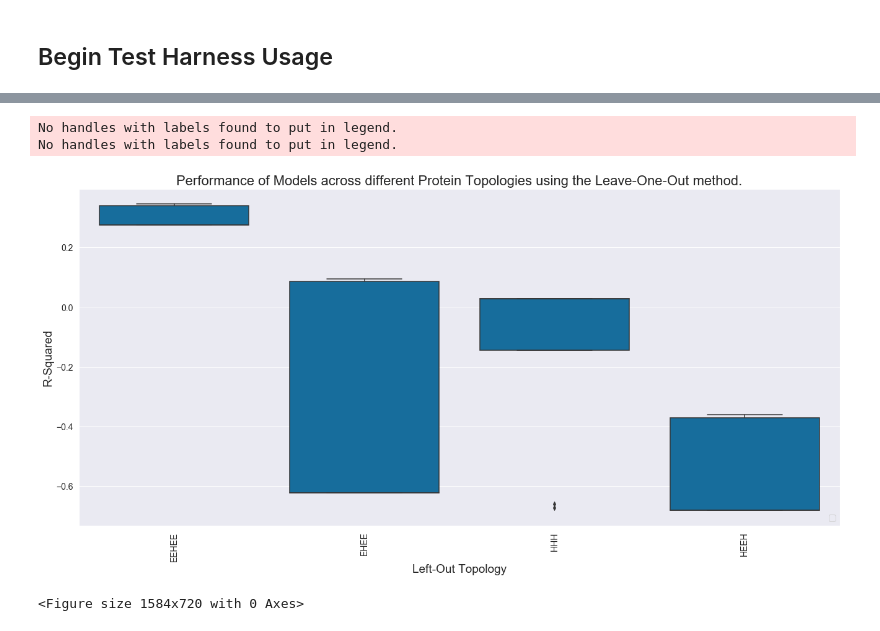
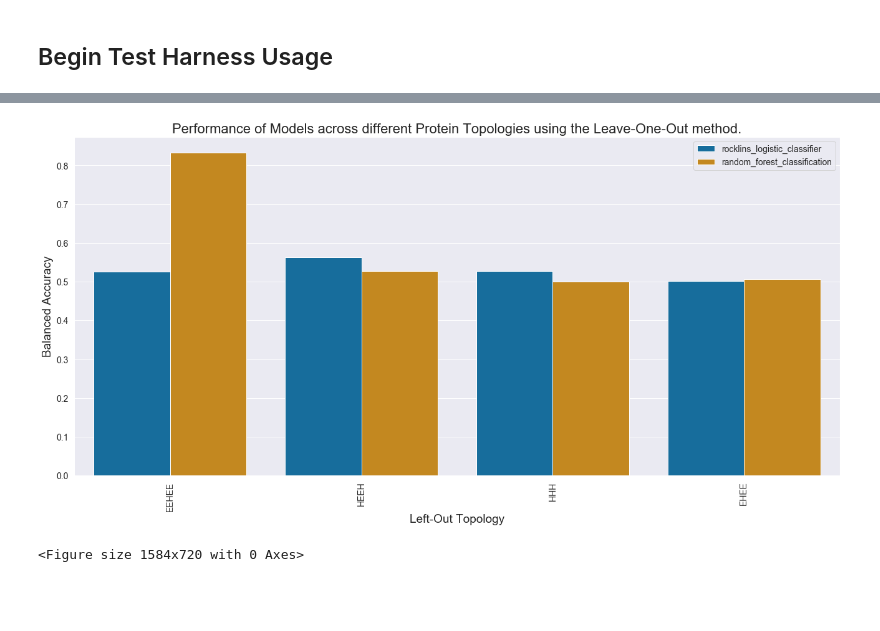
Before and after one commit to SD2E/test-harness, a Jupyter notebook: example_scripts/Data_Sharing_Demo/Data_Sharing_Test_Harness_Demo.ipynb, the cells around one changed output, grey strips where cells are left out. Saved outputs shown, nothing was run; the diff lists cells and outputs as text; code cells hidden in the pictures; blank space fills up the shorter version.

```diff
--- a/example_scripts/Data_Sharing_Demo/Data_Sharing_Test_Harness_Demo.ipynb
+++ b/example_scripts/Data_Sharing_Demo/Data_Sharing_Test_Harness_Demo.ipynb
@@ -255,11 +352,10 @@ loo_df
 # %%
-vis_boxplot(data_df=loo_df,
-            x_colname="tested_topology", y_colname="R-Squared",
-            x_label="Left-Out Topology", y_label="R-Squared",
+vis_barplot(data_df=loo_df,
+            x_colname="tested_topology", y_colname="Balanced Accuracy",
+            x_label="Left-Out Topology", y_label="Balanced Accuracy",
             title="Performance of Models across different Protein Topologies using the Leave-One-Out method.",
-            color_by_col="Model Name")
+            color_by_col="Model Name", hue_order=["rocklins_logistic_classifier", "random_forest_classification"],
+            legend_location="upper right")
 # %% [output]
+[figure, new version]
-No handles with labels found to put in legend.
-No handles with labels found to put in legend.
+<Figure size 1584x720 with 0 Axes>
-[figure, old version]
-<Figure size 1584x720 with 0 Axes>
```
Also changed, not shown: parts of 44 cells of this notebook.
